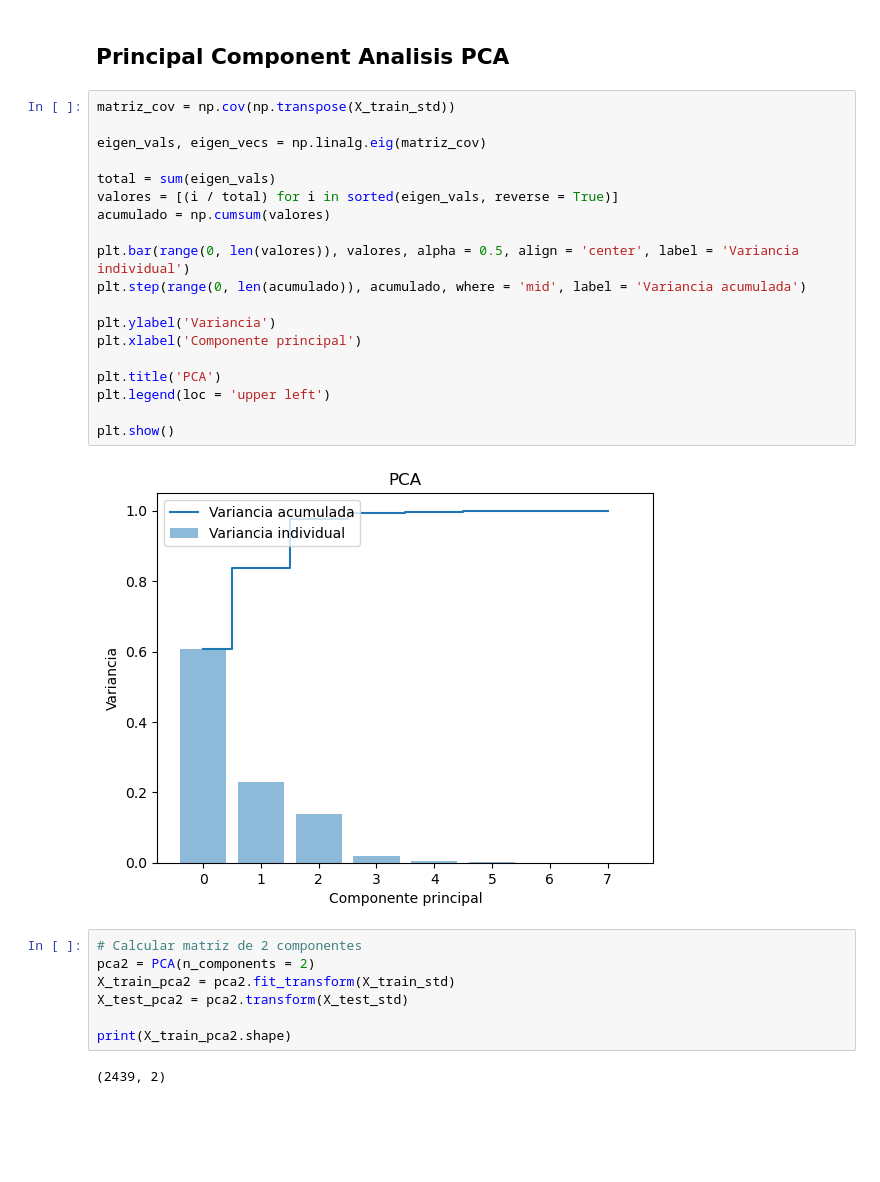
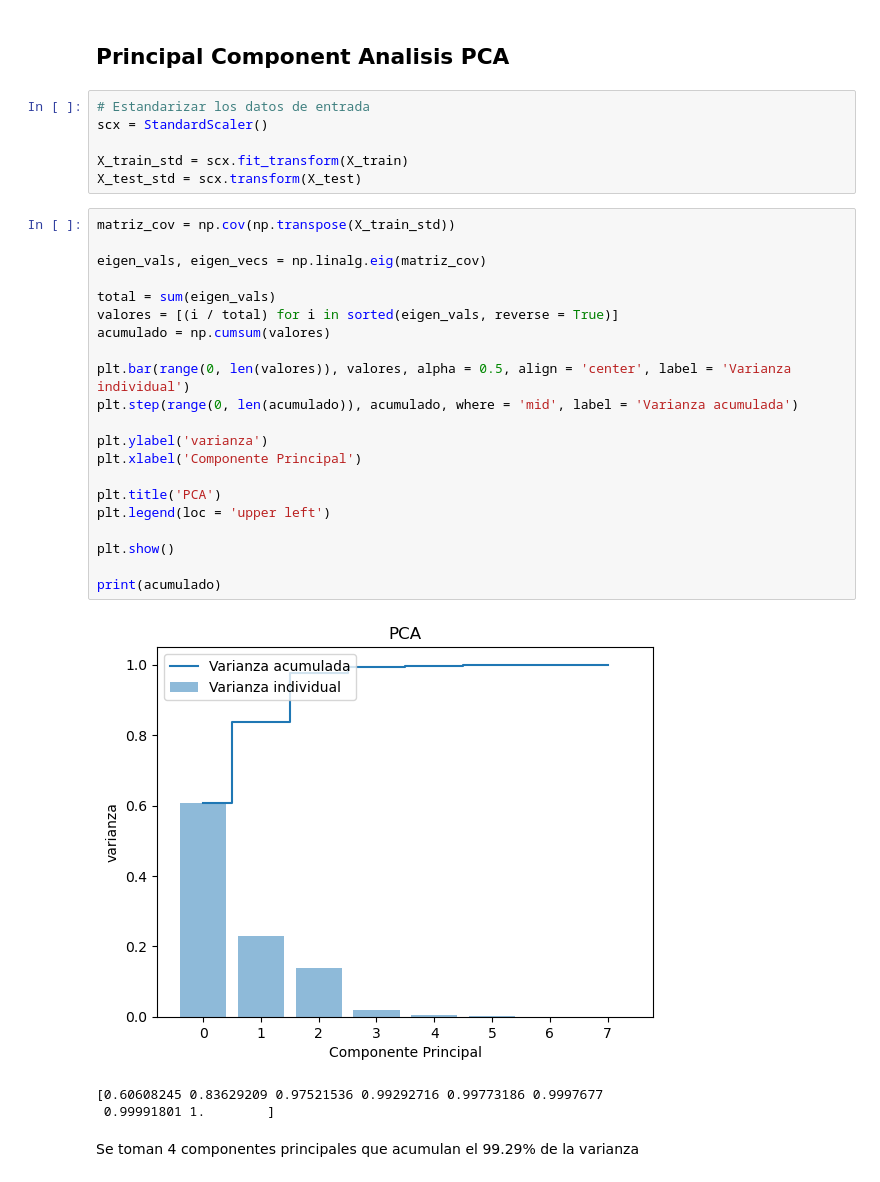
Before and after one commit to JoseAlfredoMartinezMartinez1995/EstimacionPesoPollos, a Jupyter notebook: P04_Analisis.ipynb, the cells around one changed output. Saved outputs shown, nothing was run; the diff lists cells and outputs as text; blank space fills up the shorter version.

```diff
--- a/P04_Analisis.ipynb
+++ b/P04_Analisis.ipynb
@@ -146,33 +182,36 @@ joblib.dump(sc_rf, './T_scaler_rf.pkl')
 # %% [markdown]
 ## Principal Component Analisis PCA
+# %%
+# Estandarizar los datos de entrada
+scx = StandardScaler()
+
+X_train_std = scx.fit_transform(X_train)
+X_test_std = scx.transform(X_test)
 # %%
 matriz_cov = np.cov(np.transpose(X_train_std))
 
 eigen_vals, eigen_vecs = np.linalg.eig(matriz_cov)
 
 total = sum(eigen_vals)
 valores = [(i / total) for i in sorted(eigen_vals, reverse = True)]
 acumulado = np.cumsum(valores)
 
-plt.bar(range(0, len(valores)), valores, alpha = 0.5, align = 'center', label = 'Variancia individual')
-plt.step(range(0, len(acumulado)), acumulado, where = 'mid', label = 'Variancia acumulada')
+plt.bar(range(0, len(valores)), valores, alpha = 0.5, align = 'center', label = 'Varianza individual')
+plt.step(range(0, len(acumulado)), acumulado, where = 'mid', label = 'Varianza acumulada')
 
-plt.ylabel('Variancia')
-plt.xlabel('Componente principal')
+plt.ylabel('varianza')
+plt.xlabel('Componente Principal')
 
 plt.title('PCA')
 plt.legend(loc = 'upper left')
 
 plt.show()
+
+print(acumulado)
 # %% [output]
-[figure, old version]
+[figure, new version]
+[0.60608245 0.83629209 0.97521536 0.99292716 0.99773186 0.9997677
+ 0.99991801 1.        ]
-# %%
-# Calcular matriz de 2 componentes
-pca2 = PCA(n_components = 2)
-X_train_pca2 = pca2.fit_transform(X_train_std)
-X_test_pca2 = pca2.transform(X_test_std)
-
-print(X_train_pca2.shape)
-# %% [output]
-(2439, 2)
+# %% [markdown]
+Se toman 4 componentes principales que acumulan el 99.29% de la varianza
 # %%
```
Also changed, not shown: parts of 24 cells of this notebook, 13 other files.
